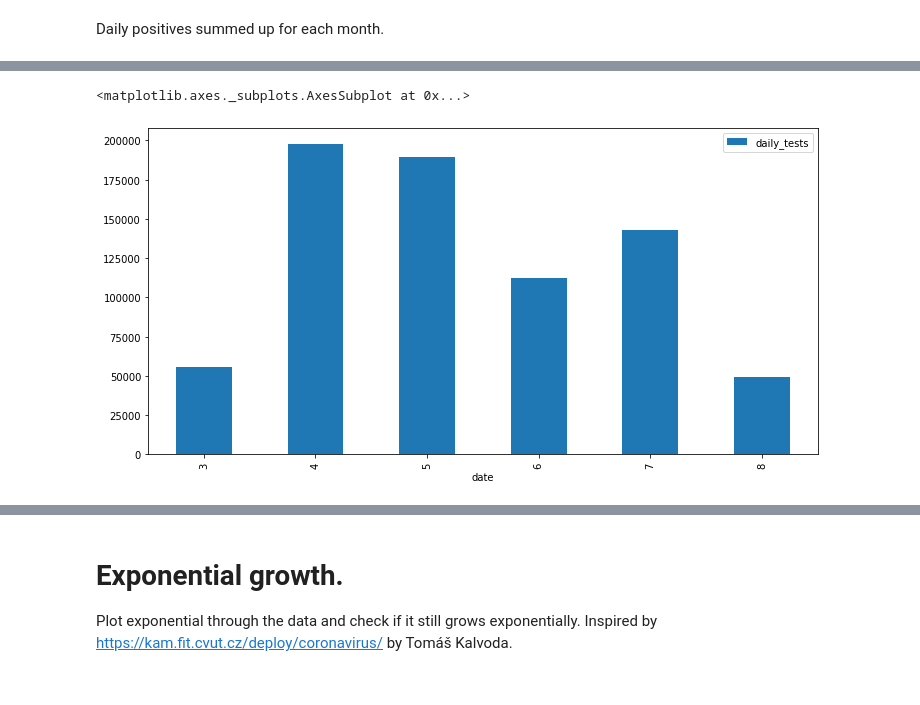
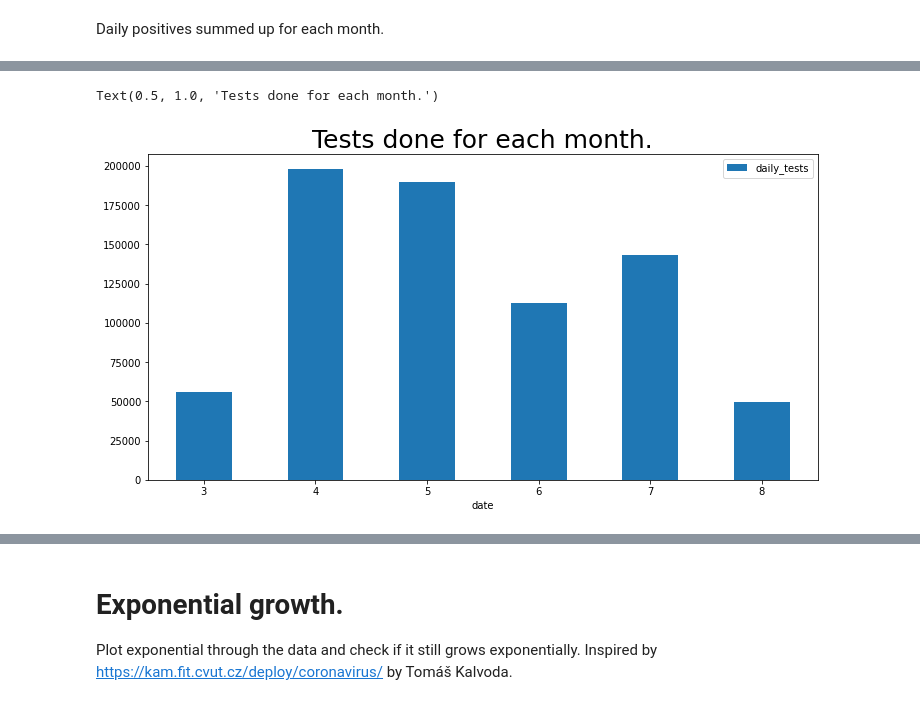
Before and after one commit to Gregofi/corona-czechia, a Jupyter notebook: corona.ipynb, the cells around one changed output, grey strips where cells are left out. Cells and saved outputs as stored; diff of their text form; code cells hidden in the pictures.

```diff
--- a/corona.ipynb
+++ b/corona.ipynb
@@ -175,5 +176,6 @@ g.plot( y='daily_positives', kind='bar',figsize=(12,6), color='brown')
 # %%
-g.plot(y='daily_tests', kind='bar', figsize=(12,6))
+ax = g.plot(y='daily_tests', kind='bar', figsize=(12,6), rot=0)
+ax.set_title("Tests done for each month.", fontsize=25)
 # %% [output]
-<matplotlib.axes._subplots.AxesSubplot at 0x...>
+Text(0.5, 1.0, 'Tests done for each month.')
-[figure, old version]
+[figure, new version]
```
Also changed, not shown: parts of 7 cells of this notebook.
